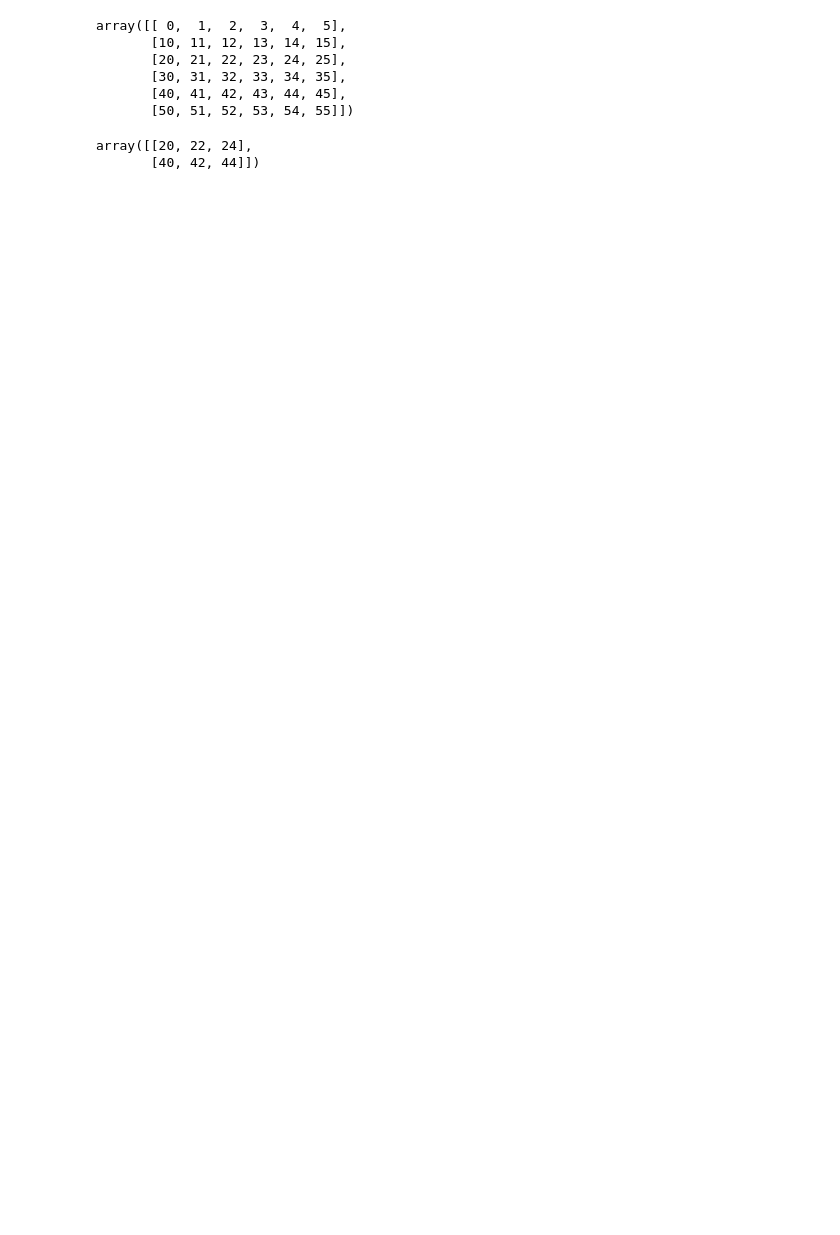
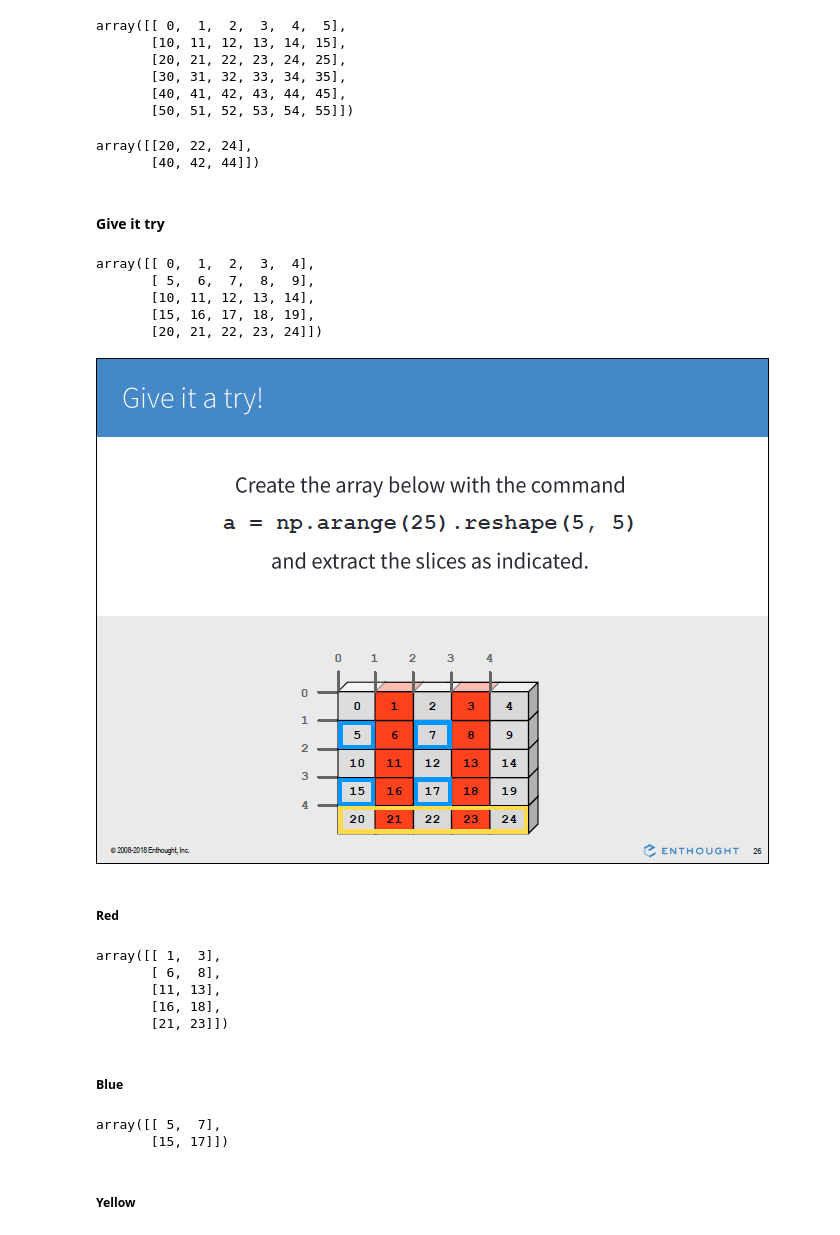
Before and after one commit to Jhonelkour/Numpy-Learning-Journey, a Jupyter notebook: Multi_Dimensional_Arrays.ipynb, the cells around one changed output. Drawn from its saved outputs; the diff is of its cells as text; code cells hidden in the pictures; blank space fills up the shorter version.

```diff
--- a/Multi_Dimensional_Arrays.ipynb
+++ b/Multi_Dimensional_Arrays.ipynb
@@ -173,3 +178,37 @@ arr[2:5:2,::2]
 # %% [output]
 array([[20, 22, 24],
        [40, 42, 44]])
+# %% [markdown]
+#### Give it try
+# %%
+a = np.arange(25).reshape(5,5)
+a
+# %% [output]
+array([[ 0,  1,  2,  3,  4],
+       [ 5,  6,  7,  8,  9],
+       [10, 11, 12, 13, 14],
+       [15, 16, 17, 18, 19],
+       [20, 21, 22, 23, 24]])
+# %%
+Image(filename='./Image/Exercice_numpy.PNG')
+# %% [output]
+[figure, added]
+# %% [markdown]
+##### Red
+# %%
+a[:, 1::2]
+# %% [output]
+array([[ 1,  3],
+       [ 6,  8],
+       [11, 13],
+       [16, 18],
+       [21, 23]])
+# %% [markdown]
+##### Blue
+# %%
+a[1::2, :3:2]
+# %% [output]
+array([[ 5,  7],
+       [15, 17]])
+# %% [markdown]
+##### Yellow
```
Also changed, not shown: parts of 36 cells of this notebook.
